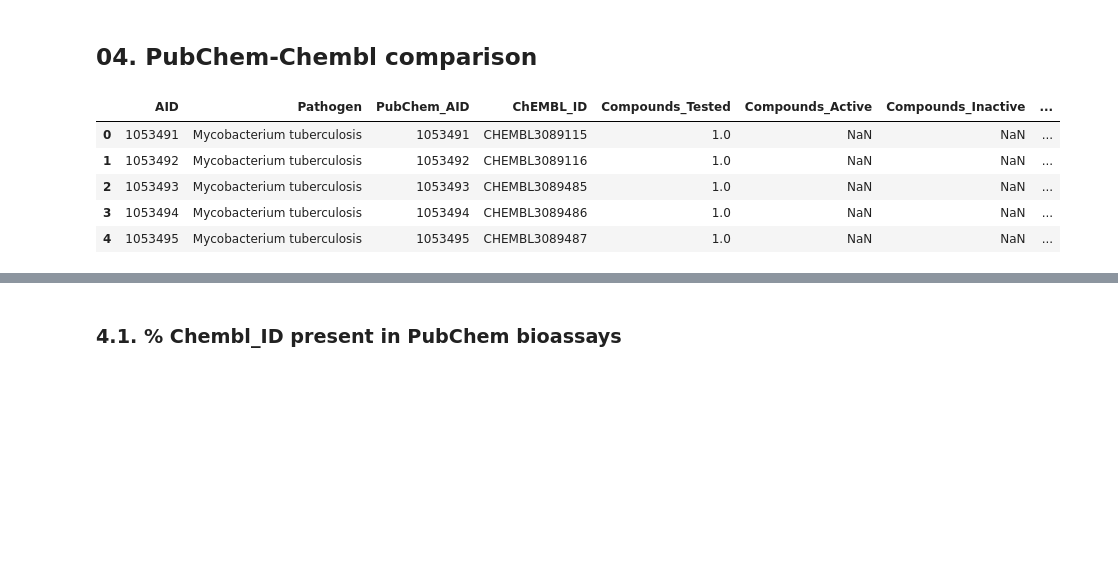
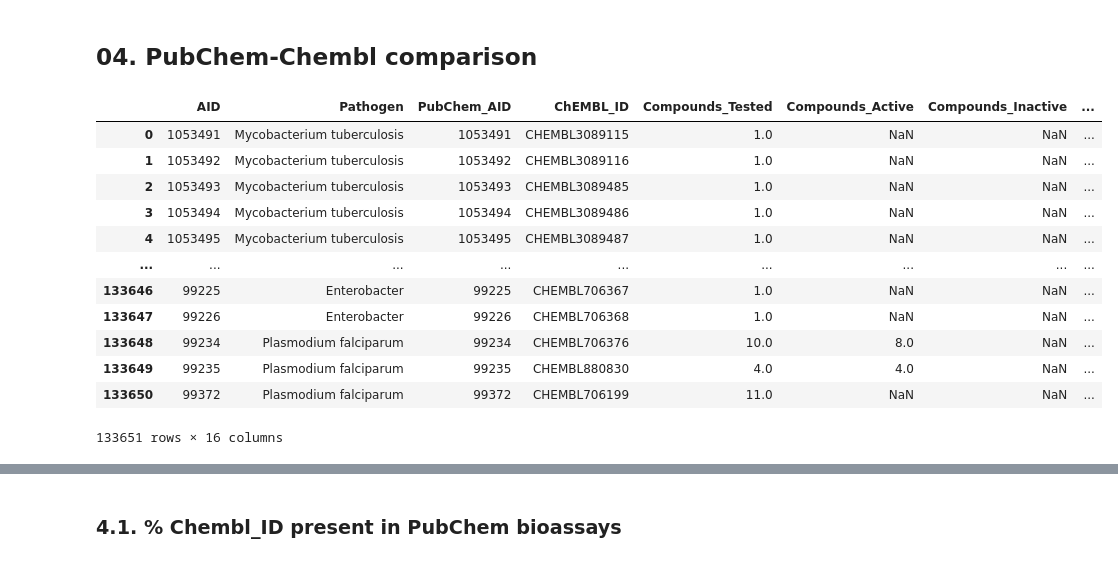
Before and after one commit to ersilia-os/pubchem-antimicrobial-tasks, a Jupyter notebook: notebooks/001_pathogens_of_interest_taxid.ipynb, the cells around one changed output, grey strips where cells are left out. Cells and saved outputs as stored; diff of their text form; code cells hidden in the pictures; blank space fills up the shorter version.

```diff
--- a/notebooks/001_pathogens_of_interest_taxid.ipynb
+++ b/notebooks/001_pathogens_of_interest_taxid.ipynb
@@ -1242,12 +1242,19 @@ with pd.option_context('display.max_rows', None, 'display.max_colwidth', None):
 # %% [markdown]
 ## 04. PubChem-Chembl comparison
 # %%
-aids = pd.read_csv(DATA_PROCESSED / "07_filtered_aids_metadata.csv")
-aids.head()
+pubchem_assays = pd.read_csv(DATA_PROCESSED / "07_filtered_aids_metadata.csv")
+pubchem_assays
 # %% [output]
 |  | AID | Pathogen | PubChem_AID | ChEMBL_ID | Compounds_Tested | Compounds_Active | Compounds_Inactive | ... |
 | 0 | 1053491 | Mycobacterium tuberculosis | 1053491 | CHEMBL3089115 | 1.0 | NaN | NaN | ... |
 | 1 | 1053492 | Mycobacterium tuberculosis | 1053492 | CHEMBL3089116 | 1.0 | NaN | NaN | ... |
 | 2 | 1053493 | Mycobacterium tuberculosis | 1053493 | CHEMBL3089485 | 1.0 | NaN | NaN | ... |
 | 3 | 1053494 | Mycobacterium tuberculosis | 1053494 | CHEMBL3089486 | 1.0 | NaN | NaN | ... |
 | 4 | 1053495 | Mycobacterium tuberculosis | 1053495 | CHEMBL3089487 | 1.0 | NaN | NaN | ... |
+| ... | ... | ... | ... | ... | ... | ... | ... | ... |
+| 133646 | 99225 | Enterobacter | 99225 | CHEMBL706367 | 1.0 | NaN | NaN | ... |
+| 133647 | 99226 | Enterobacter | 99226 | CHEMBL706368 | 1.0 | NaN | NaN | ... |
+| 133648 | 99234 | Plasmodium falciparum | 99234 | CHEMBL706376 | 10.0 | 8.0 | NaN | ... |
+| 133649 | 99235 | Plasmodium falciparum | 99235 | CHEMBL880830 | 4.0 | 4.0 | NaN | ... |
+| 133650 | 99372 | Plasmodium falciparum | 99372 | CHEMBL706199 | 11.0 | NaN | NaN | ... |
+133651 rows × 16 columns
```
Also changed, not shown: parts of 5 cells of this notebook.
